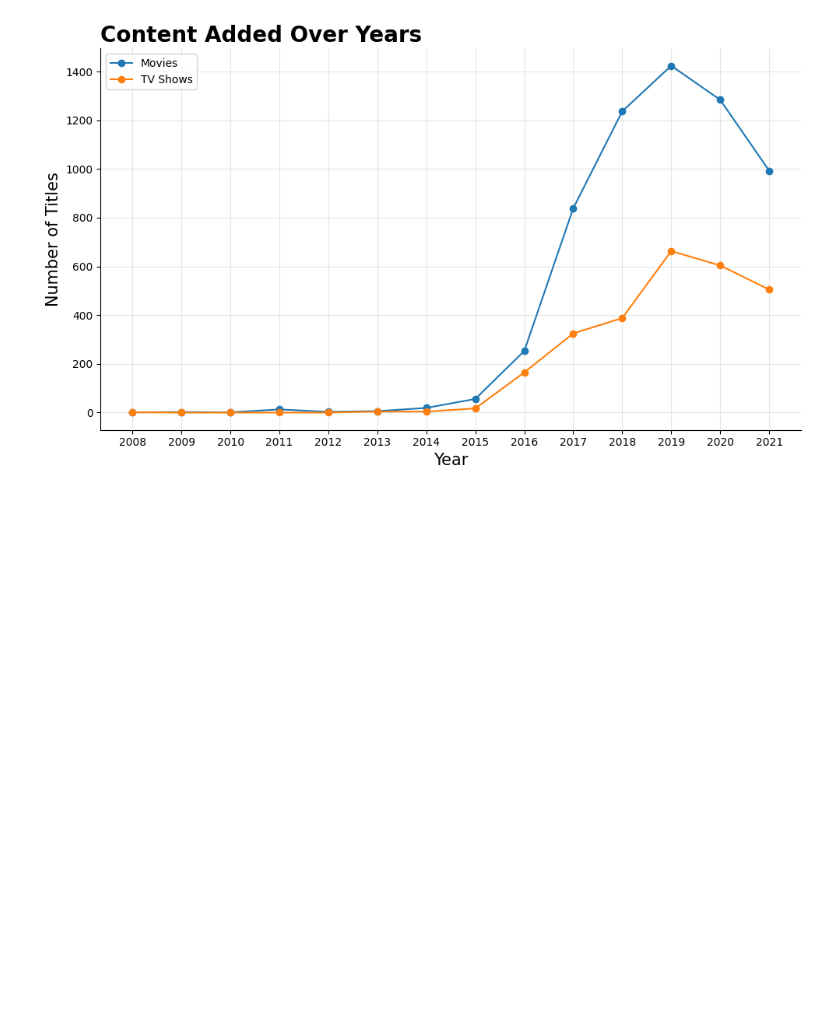
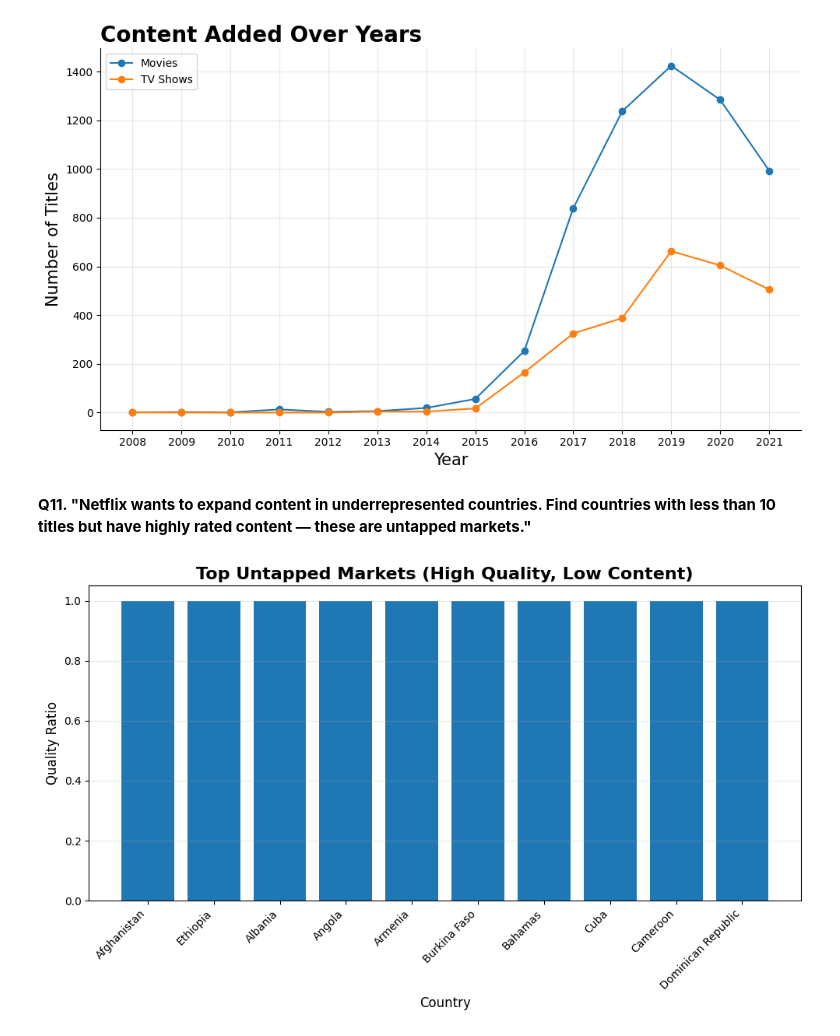
Before and after one commit to Abhaypanchal5/Data-Analytics-Portfolio, a Jupyter notebook: 04_End-To-End-Project/Netflix Analysis/NoteBook/notebook.ipynb, the cells around one changed output. Cells and saved outputs as stored; diff of their text form; code cells hidden in the pictures; blank space fills up the shorter version.

Commit message:
Netflix analysis Done

```diff
--- a/04_End-To-End-Project/Netflix Analysis/NoteBook/notebook.ipynb
+++ b/04_End-To-End-Project/Netflix Analysis/NoteBook/notebook.ipynb
@@ -665,3 +665,58 @@ plt.tight_layout()
 plt.show()
 # %% [output]
 [figure]
+# %% [markdown]
+**Q11. "Netflix wants to expand content in underrepresented countries. Find countries with less than 10 titles but have highly rated content — these are untapped markets."**
+# %%
+# Explode countries (since multiple countries per title)
+df_country = df_copy.explode('country')
+
+# Clean
+df_country['country'] = df_country['country'].str.strip()
+
+# Remove missing
+df_country = df_country[df_country['country'].notna()]
+
+# --- 1. Count titles per country ---
+country_count = df_country.groupby('country').size().reset_index(name='Total Titles')
+
+# --- 2. Define "highly rated" ---
+# Example: keep only top ratings (you can tweak this)
+high_rated = ['TV-MA', 'R', 'PG-13']
+
+df_high = df_country[df_country['rating'].isin(high_rated)]
+
+# --- 3. Avg rating proxy (count of high-rated content)
+country_high = df_high.groupby('country').size().reset_index(name='High Rated Count')
+
+# --- 4. Merge both ---
+df_final = pd.merge(country_count, country_high, on='country', how='left').fillna(0)
+
+# --- 5. Filter untapped markets ---
+untapped = df_final[
+    (df_final['Total Titles'] < 10) &
+    (df_final['High Rated Count'] > 0)
+]
+
+# Sort by high-quality density
+untapped['Quality Ratio'] = untapped['High Rated Count'] / untapped['Total Titles']
+
+untapped = untapped.sort_values(by='Quality Ratio', ascending=False)
+
+top_untapped = untapped.head(10)
+
+plt.figure(figsize=(10,6))
+
+plt.bar(top_untapped['country'], top_untapped['Quality Ratio'])
+
+plt.title("Top Untapped Markets (High Quality, Low Content)", fontsize=16, weight='bold')
+plt.xlabel("Country", fontsize=12)
+plt.ylabel("Quality Ratio", fontsize=12)
+
+plt.xticks(rotation=45, ha='right', fontsize=10)
+plt.grid(axis='y', alpha=0.3)
+
+plt.tight_layout()
+plt.show()
+# %% [output]
+[figure, added]
```
